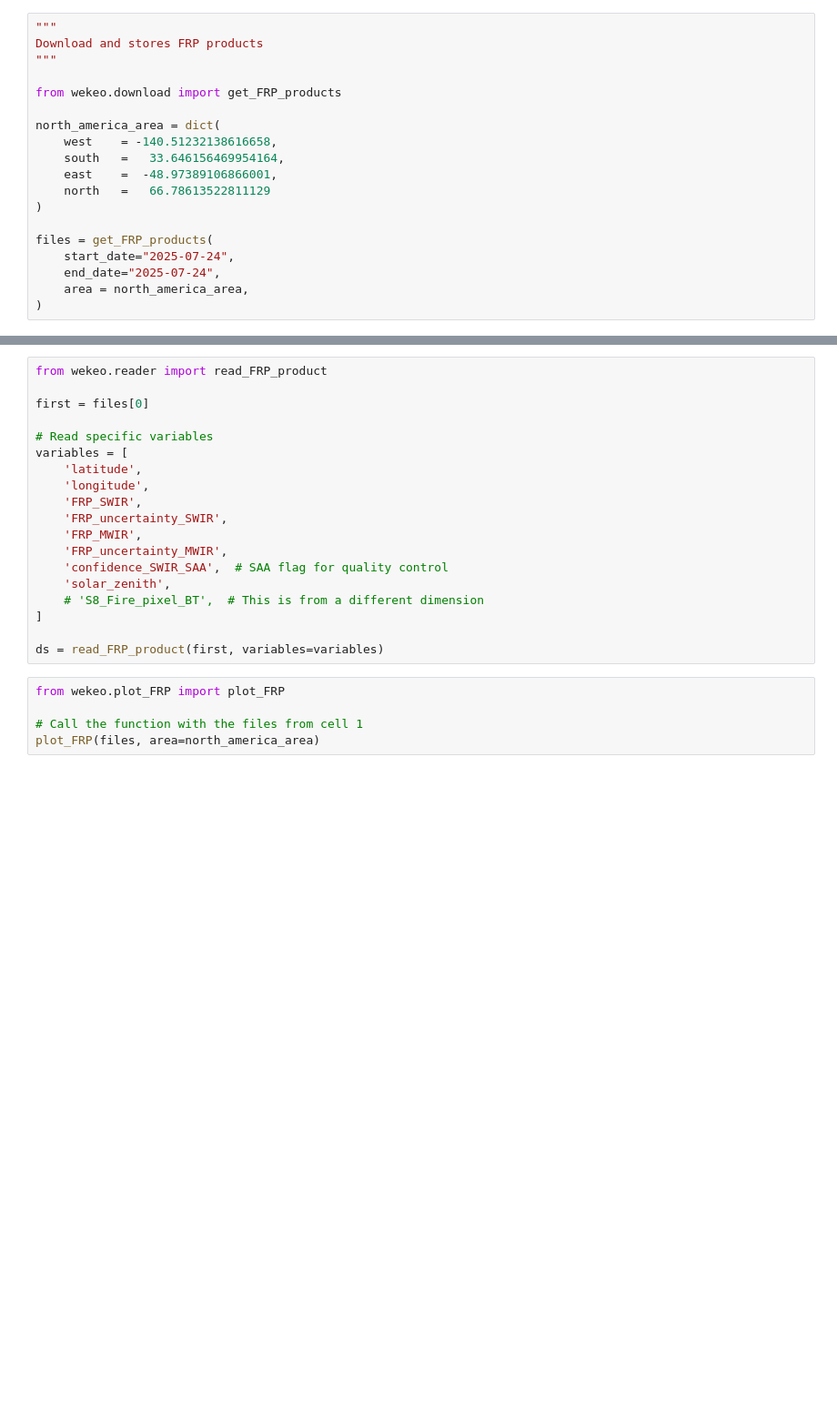
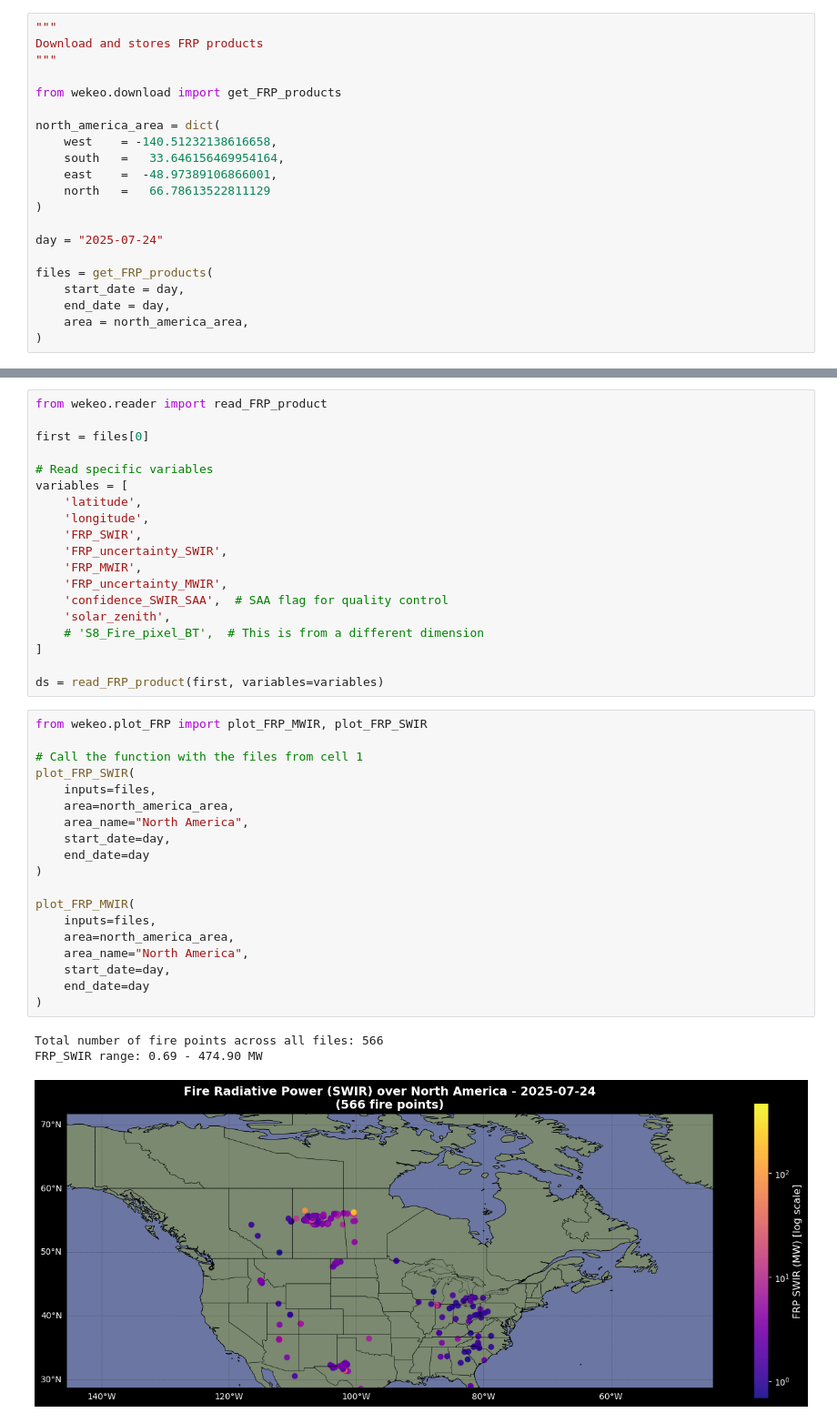
Before and after one commit to hygeos/wekeo_frp_l3, a Jupyter notebook: notebooks/main.ipynb, the cells around one changed output, grey strips where cells are left out. Shown: that part at 91% size. Drawn from its saved outputs; the diff is of its cells as text; blank space fills up the shorter version.

```diff
--- a/notebooks/main.ipynb
+++ b/notebooks/main.ipynb
@@ -12,8 +12,10 @@ north_america_area = dict(
     north   =   66.78613522811129
 )
 
+day = "2025-07-24"
+
 files = get_FRP_products(
-    start_date="2025-07-24",
-    end_date="2025-07-24",
+    start_date = day,
+    end_date = day,
     area = north_america_area,
 )
@@ -37,7 +41,25 @@ variables = [
 
 ds = read_FRP_product(first, variables=variables)
 # %%
-from wekeo.plot_FRP import plot_FRP
+from wekeo.plot_FRP import plot_FRP_MWIR, plot_FRP_SWIR
 
 # Call the function with the files from cell 1
-plot_FRP(files, area=north_america_area)
+plot_FRP_SWIR(
+    inputs=files,
+    area=north_america_area,
+    area_name="North America",
+    start_date=day,
+    end_date=day
+)
+
+plot_FRP_MWIR(
+    inputs=files,
+    area=north_america_area,
+    area_name="North America",
+    start_date=day,
+    end_date=day
+)
+# %% [output]
+Total number of fire points across all files: 566
+FRP_SWIR range: 0.69 - 474.90 MW
+[figure, added]
```
Also changed, not shown: parts of 2 cells of this notebook, 7 other files.
